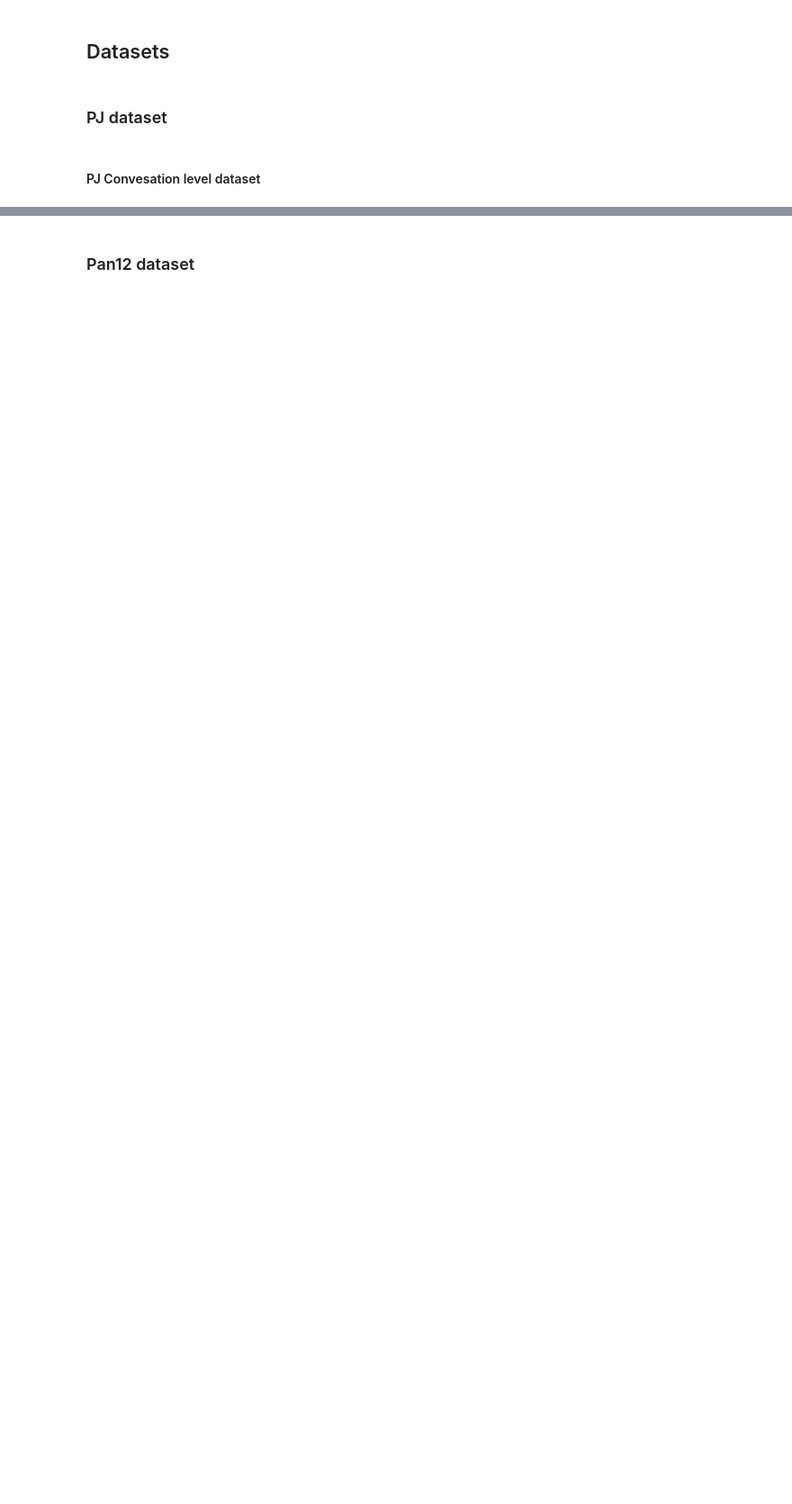
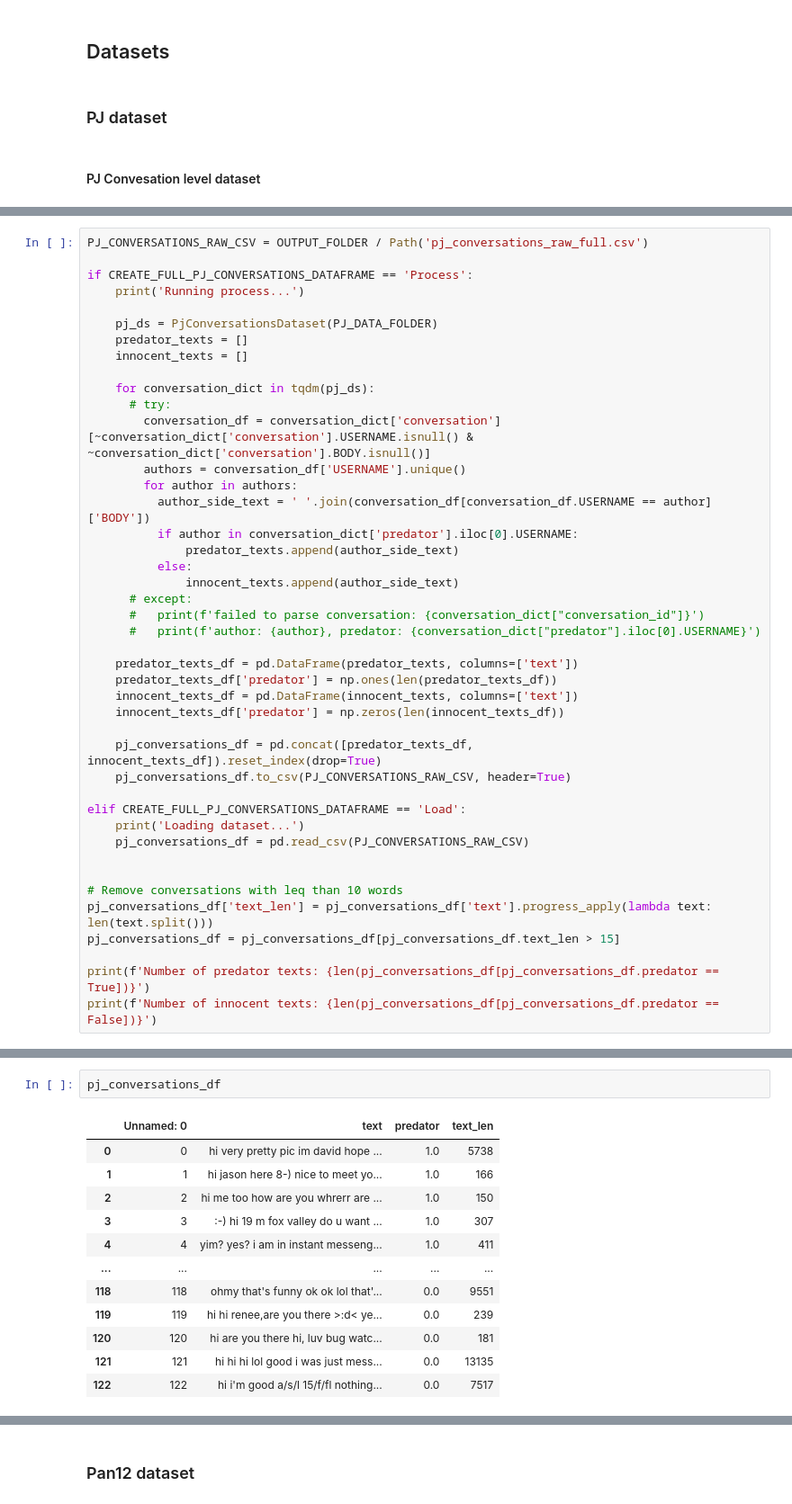
Before and after one commit to mryanivtal/cybersecurity_hw2, a Jupyter notebook: cyber_hw2.ipynb, the cells around one changed output, grey strips where cells are left out. Shown: that part at 90% size. Drawn from its saved outputs; the diff is of its cells as text; blank space fills up the shorter version.

```diff
--- a/cyber_hw2.ipynb
+++ b/cyber_hw2.ipynb
@@ -572,0 +469,43 @@ pj_df.groupby(['conversation_id']).sum()
+# %%
+PJ_CONVERSATIONS_RAW_CSV = OUTPUT_FOLDER / Path('pj_conversations_raw_full.csv')
+
+if CREATE_FULL_PJ_CONVERSATIONS_DATAFRAME == 'Process':
+    print('Running process...')
+
+    pj_ds = PjConversationsDataset(PJ_DATA_FOLDER)
+    predator_texts = []
+    innocent_texts = []
+
+    for conversation_dict in tqdm(pj_ds):
+      # try:
+        conversation_df = conversation_dict['conversation'][~conversation_dict['conversation'].USERNAME.isnull() & ~conversation_dict['conversation'].BODY.isnull()]
+        authors = conversation_df['USERNAME'].unique()
+        for author in authors:
+          author_side_text = ' '.join(conversation_df[conversation_df.USERNAME == author]['BODY'])
+          if author in conversation_dict['predator'].iloc[0].USERNAME:
+              predator_texts.append(author_side_text)
+          else:
+              innocent_texts.append(author_side_text)
+      # except:
+      #   print(f'failed to parse conversation: {conversation_dict["conversation_id"]}')
+      #   print(f'author: {author}, predator: {conversation_dict["predator"].iloc[0].USERNAME}')
+
+    predator_texts_df = pd.DataFrame(predator_texts, columns=['text'])
+    predator_texts_df['predator'] = np.ones(len(predator_texts_df))
+    innocent_texts_df = pd.DataFrame(innocent_texts, columns=['text'])
+    innocent_texts_df['predator'] = np.zeros(len(innocent_texts_df))
+
+    pj_conversations_df = pd.concat([predator_texts_df, innocent_texts_df]).reset_index(drop=True)
+    pj_conversations_df.to_csv(PJ_CONVERSATIONS_RAW_CSV, header=True)
+
+elif CREATE_FULL_PJ_CONVERSATIONS_DATAFRAME == 'Load':
+    print('Loading dataset...')
+    pj_conversations_df = pd.read_csv(PJ_CONVERSATIONS_RAW_CSV)
+
+
+# Remove conversations with leq than 10 words
+pj_conversations_df['text_len'] = pj_conversations_df['text'].progress_apply(lambda text: len(text.split()))
+pj_conversations_df = pj_conversations_df[pj_conversations_df.text_len > 15]
+
+print(f'Number of predator texts: {len(pj_conversations_df[pj_conversations_df.predator == True])}')
+print(f'Number of innocent texts: {len(pj_conversations_df[pj_conversations_df.predator == False])}')
@@ -572,0 +516,15 @@ pj_df.groupby(['conversation_id']).sum()
+# %%
+pj_conversations_df
+# %% [output]
+|  | Unnamed: 0 | text | predator | text_len |
+| 0 | 0 | hi very pretty pic im david hope ... | 1.0 | 5738 |
+| 1 | 1 | hi jason here 8-) nice to meet yo... | 1.0 | 166 |
+| 2 | 2 | hi me too how are you whrerr are ... | 1.0 | 150 |
+| 3 | 3 | :-) hi 19 m fox valley do u want ... | 1.0 | 307 |
+| 4 | 4 | yim? yes? i am in instant messeng... | 1.0 | 411 |
+| ... | ... | ... | ... | ... |
+| 118 | 118 | ohmy that's funny ok ok lol that'... | 0.0 | 9551 |
+| 119 | 119 | hi hi renee,are you there >:d< ye... | 0.0 | 239 |
+| 120 | 120 | hi are you there hi, luv bug watc... | 0.0 | 181 |
+| 121 | 121 | hi hi hi lol good i was just mess... | 0.0 | 13135 |
+| 122 | 122 | hi i'm good a/s/l 15/f/fl nothing... | 0.0 | 7517 |
```
Also changed, not shown: parts of 70 cells of this notebook, 46 other files.
